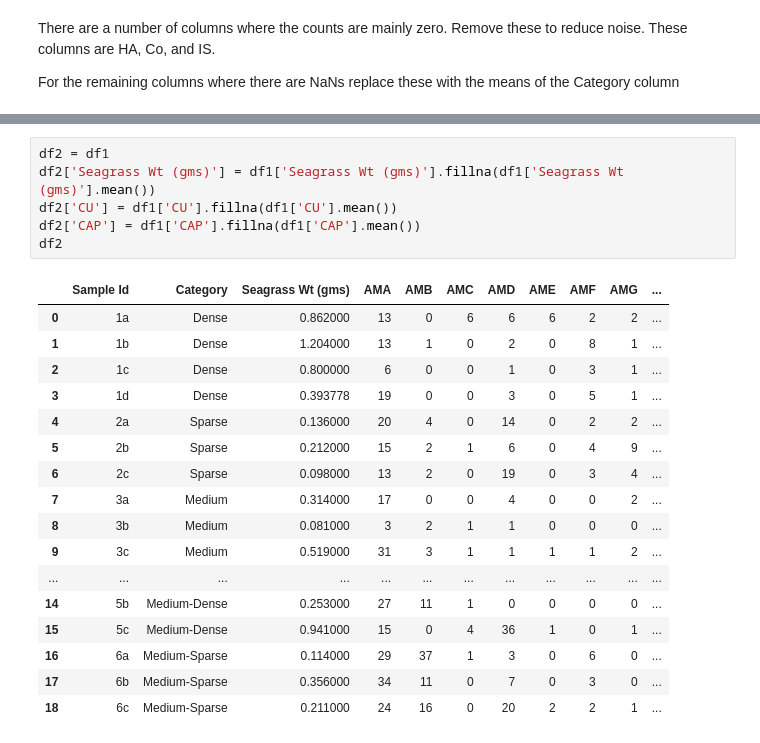
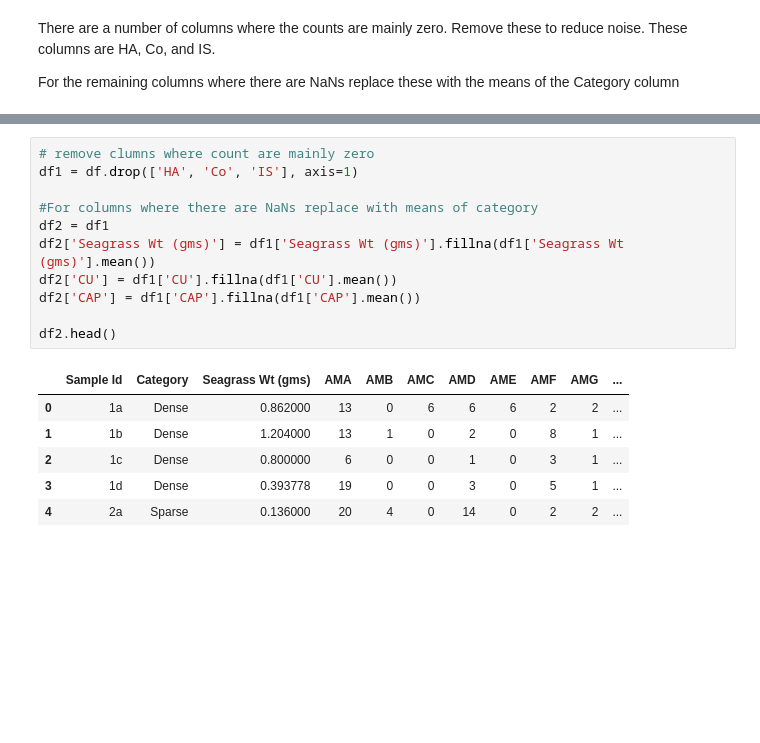
Before and after one commit to rah/optimal-size-selection, a Jupyter notebook: ipython/10. Benthos_Habitat_Complexity.ipynb, the cells around one changed output, grey strips where cells are left out. Drawn from its saved outputs; the diff is of its cells as text; blank space fills up the shorter version.

```diff
--- a/ipython/10. Benthos_Habitat_Complexity.ipynb
+++ b/ipython/10. Benthos_Habitat_Complexity.ipynb
@@ -50,24 +19,18 @@ df1
 # %%
+# remove clumns where count are mainly zero
+df1 = df.drop(['HA', 'Co', 'IS'], axis=1)
+
+#For columns where there are NaNs replace with means of category
 df2 = df1
 df2['Seagrass Wt (gms)'] = df1['Seagrass Wt (gms)'].fillna(df1['Seagrass Wt (gms)'].mean())
 df2['CU'] = df1['CU'].fillna(df1['CU'].mean())
 df2['CAP'] = df1['CAP'].fillna(df1['CAP'].mean())
-df2
+
+df2.head()
 # %% [output]
 |  | Sample Id | Category | Seagrass Wt (gms) | AMA | AMB | AMC | AMD | AME | AMF | AMG | ... |
 | 0 | 1a | Dense | 0.862000 | 13 | 0 | 6 | 6 | 6 | 2 | 2 | ... |
 | 1 | 1b | Dense | 1.204000 | 13 | 1 | 0 | 2 | 0 | 8 | 1 | ... |
 | 2 | 1c | Dense | 0.800000 | 6 | 0 | 0 | 1 | 0 | 3 | 1 | ... |
 | 3 | 1d | Dense | 0.393778 | 19 | 0 | 0 | 3 | 0 | 5 | 1 | ... |
 | 4 | 2a | Sparse | 0.136000 | 20 | 4 | 0 | 14 | 0 | 2 | 2 | ... |
-| 5 | 2b | Sparse | 0.212000 | 15 | 2 | 1 | 6 | 0 | 4 | 9 | ... |
-| 6 | 2c | Sparse | 0.098000 | 13 | 2 | 0 | 19 | 0 | 3 | 4 | ... |
-| 7 | 3a | Medium | 0.314000 | 17 | 0 | 0 | 4 | 0 | 0 | 2 | ... |
-| 8 | 3b | Medium | 0.081000 | 3 | 2 | 1 | 1 | 0 | 0 | 0 | ... |
-| 9 | 3c | Medium | 0.519000 | 31 | 3 | 1 | 1 | 1 | 1 | 2 | ... |
-| ... | ... | ... | ... | ... | ... | ... | ... | ... | ... | ... | ... |
-| 14 | 5b | Medium-Dense | 0.253000 | 27 | 11 | 1 | 0 | 0 | 0 | 0 | ... |
-| 15 | 5c | Medium-Dense | 0.941000 | 15 | 0 | 4 | 36 | 1 | 0 | 1 | ... |
-| 16 | 6a | Medium-Sparse | 0.114000 | 29 | 37 | 1 | 3 | 0 | 6 | 0 | ... |
-| 17 | 6b | Medium-Sparse | 0.356000 | 34 | 11 | 0 | 7 | 0 | 3 | 0 | ... |
-| 18 | 6c | Medium-Sparse | 0.211000 | 24 | 16 | 0 | 20 | 2 | 2 | 1 | ... |
```
Also changed, not shown: parts of 11 cells of this notebook.
